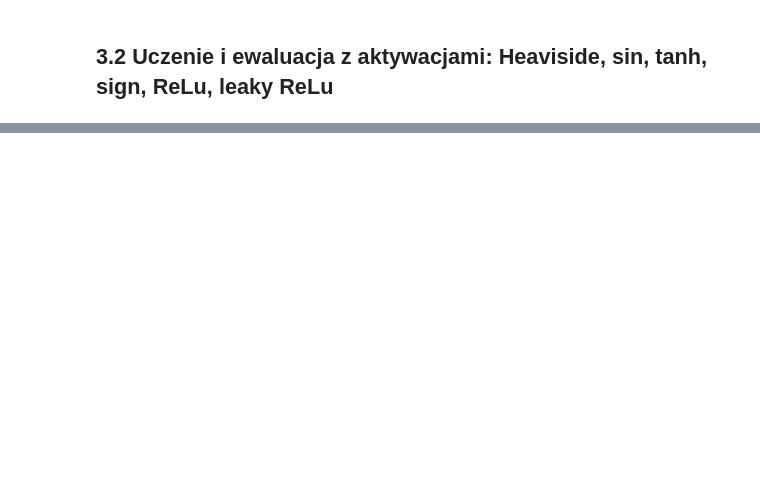
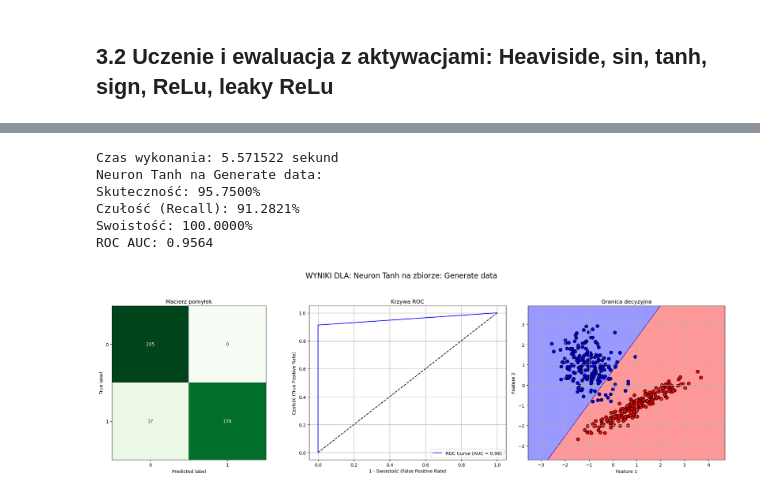
Before and after one commit to Jvsin/ai-studies, a Jupyter notebook: pum2025/LAB7/lab7.ipynb, the cells around one changed output, grey strips where cells are left out. Drawn from its saved outputs; the diff is of its cells as text; code cells hidden in the pictures; blank space fills up the shorter version.

```diff
--- a/pum2025/LAB7/lab7.ipynb
+++ b/pum2025/LAB7/lab7.ipynb
@@ -202,0 +357,19 @@ Wykres funkcji straty dla danych Moons:
+# %%
+start = time.time()
+for _ in range(1):
+    tanh_neuron = Neuron(act_fun='tanh', eta=0.01, max_epochs=500)
+    tanh_neuron.train(X_gen_train, y_gen_train)
+    tanh_y_pred = tanh_neuron.predict(X_gen_test)
+end = time.time()
+print(f"Czas wykonania: {end - start:.6f} sekund")
+acc, sens, spec, roc = evaluate_classifier(y_gen_test, tanh_y_pred, X_gen_test, y_gen_test, tanh_neuron, "Neuron Tanh", "Generate data", labels=[0, 1], decision_plot=True)
+
+results['tanh'] = (acc, sens, spec, roc)
+# %% [output]
+Czas wykonania: 5.571522 sekund
+Neuron Tanh na Generate data:
+Skuteczność: 95.7500%
+Czułość (Recall): 91.2821%
+Swoistość: 100.0000%
+ROC AUC: 0.9564
+[figure, added]
```
Also changed, not shown: parts of 19 cells of this notebook.
